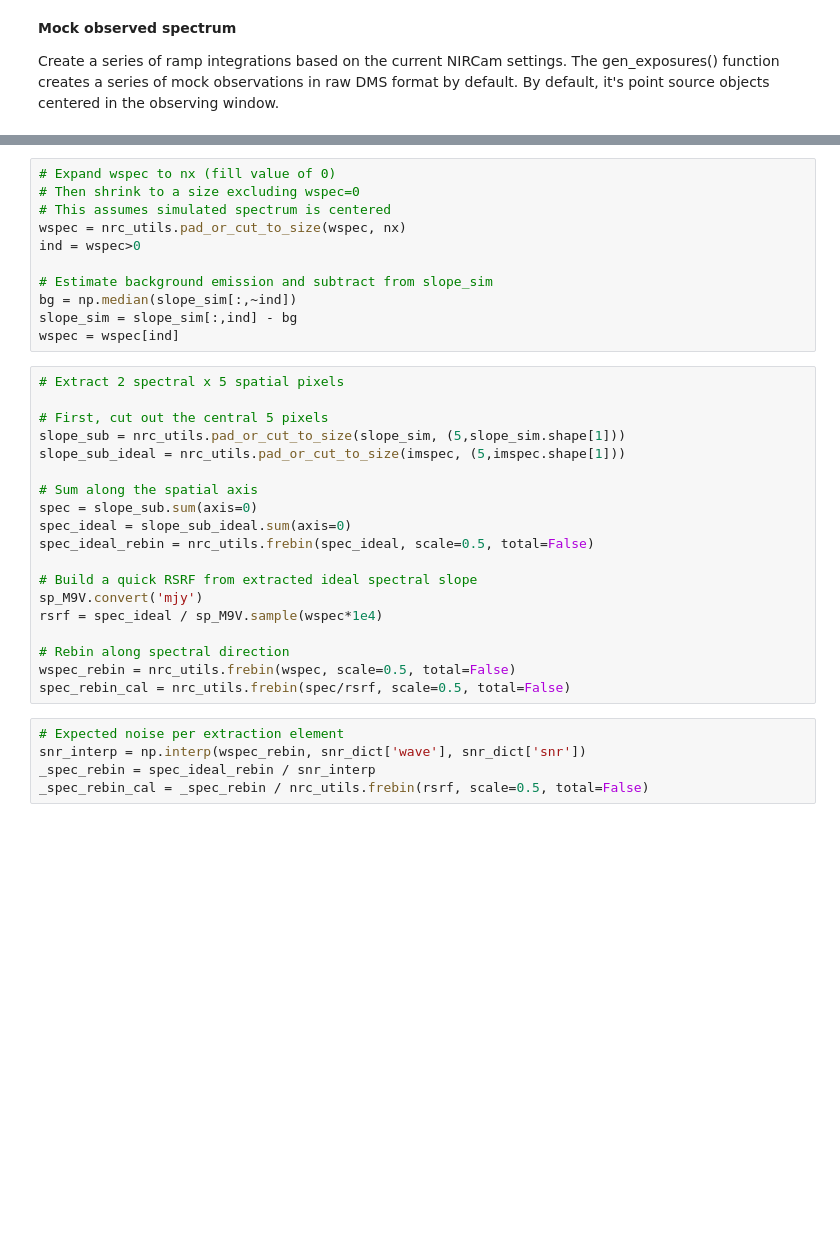
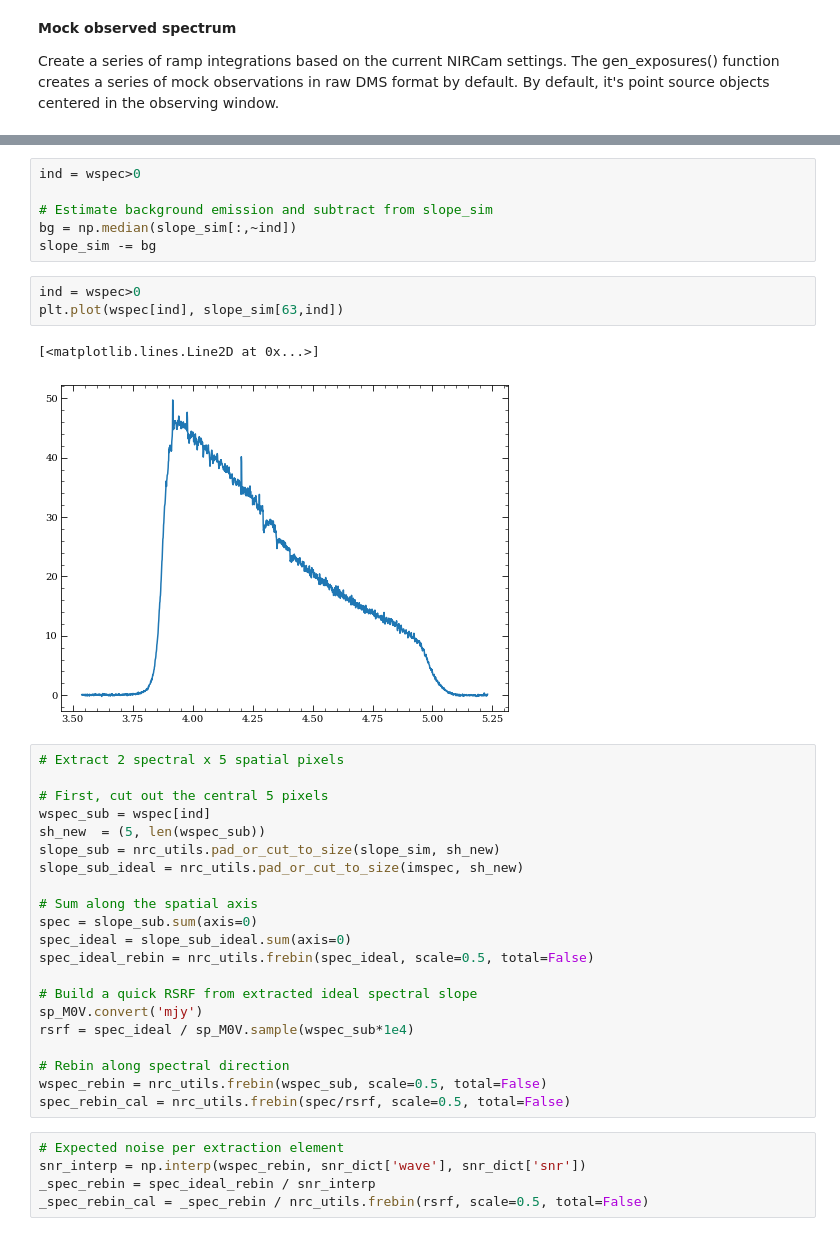
Before and after one commit to JarronL/pynrc, a Jupyter notebook: notebooks/Ramp_Optimization_Examples.ipynb, the cells around one changed output, grey strips where cells are left out. Drawn from its saved outputs; the diff is of its cells as text; blank space fills up the shorter version.

```diff
--- a/notebooks/Ramp_Optimization_Examples.ipynb
+++ b/notebooks/Ramp_Optimization_Examples.ipynb
@@ -337,20 +367,23 @@ slope_sim = slopes_all.mean(axis=0) * nrc.Detectors[0].gain
 # %%
-# Expand wspec to nx (fill value of 0)
-# Then shrink to a size excluding wspec=0
-# This assumes simulated spectrum is centered
-wspec = nrc_utils.pad_or_cut_to_size(wspec, nx)
 ind = wspec>0
 
 # Estimate background emission and subtract from slope_sim
 bg = np.median(slope_sim[:,~ind])
-slope_sim = slope_sim[:,ind] - bg
-wspec = wspec[ind]
+slope_sim -= bg
+# %%
+ind = wspec>0
+plt.plot(wspec[ind], slope_sim[63,ind])
+# %% [output]
+[<matplotlib.lines.Line2D at 0x...>]
+[figure, added]
 # %%
 # Extract 2 spectral x 5 spatial pixels
 
 # First, cut out the central 5 pixels
-slope_sub = nrc_utils.pad_or_cut_to_size(slope_sim, (5,slope_sim.shape[1]))
-slope_sub_ideal = nrc_utils.pad_or_cut_to_size(imspec, (5,imspec.shape[1]))
+wspec_sub = wspec[ind]
+sh_new  = (5, len(wspec_sub))
+slope_sub = nrc_utils.pad_or_cut_to_size(slope_sim, sh_new)
+slope_sub_ideal = nrc_utils.pad_or_cut_to_size(imspec, sh_new)
 
 # Sum along the spatial axis
 spec = slope_sub.sum(axis=0)
@@ -358,11 +391,11 @@ spec_ideal = slope_sub_ideal.sum(axis=0)
 spec_ideal_rebin = nrc_utils.frebin(spec_ideal, scale=0.5, total=False)
 
 # Build a quick RSRF from extracted ideal spectral slope
-sp_M9V.convert('mjy')
-rsrf = spec_ideal / sp_M9V.sample(wspec*1e4)
+sp_M0V.convert('mjy')
+rsrf = spec_ideal / sp_M0V.sample(wspec_sub*1e4)
 
 # Rebin along spectral direction
-wspec_rebin = nrc_utils.frebin(wspec, scale=0.5, total=False)
+wspec_rebin = nrc_utils.frebin(wspec_sub, scale=0.5, total=False)
 spec_rebin_cal = nrc_utils.frebin(spec/rsrf, scale=0.5, total=False)
 # %%
 # Expected noise per extraction element
```
Also changed, not shown: parts of 31 cells of this notebook, 5 other files.
